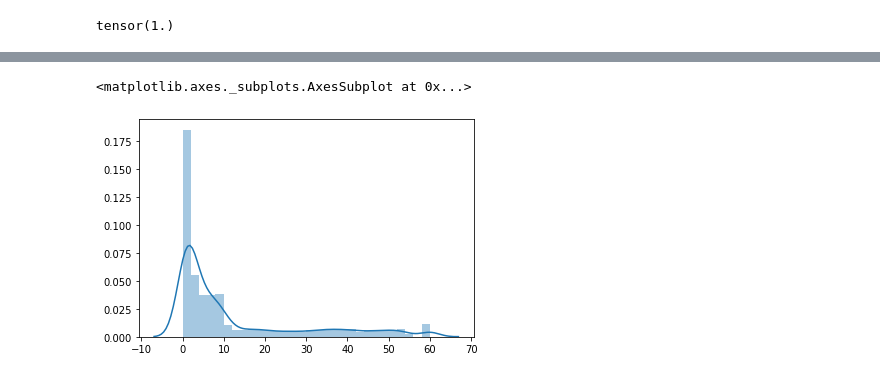
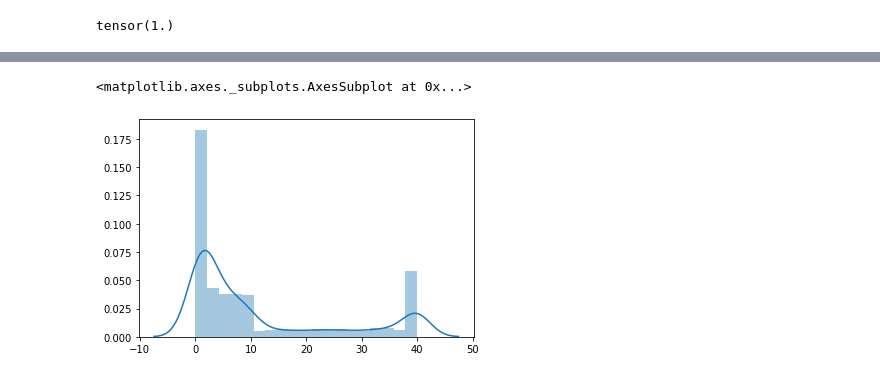
Before and after one commit to kgeneral/pytorch-study, a Jupyter notebook: Standardization_vs_Minmax.ipynb, the cells around one changed output, grey strips where cells are left out. Cells and saved outputs as stored; diff of their text form; code cells hidden in the pictures.

```diff
--- a/Standardization_vs_Minmax.ipynb
+++ b/Standardization_vs_Minmax.ipynb
@@ -70,10 +67,10 @@ tensor(0.1802)
 # %%
 # feature clipping
-clipping_max = 60
+clipping_max = 40
 x_clipped = torch.Tensor(
     [clipping_max if e > clipping_max else e for e in x_np]
 )
 sns.distplot(x_clipped)
 # %% [output]
 <matplotlib.axes._subplots.AxesSubplot at 0x...>
-[figure, old version]
+[figure, new version]
```
Also changed, not shown: parts of 7 cells of this notebook.
